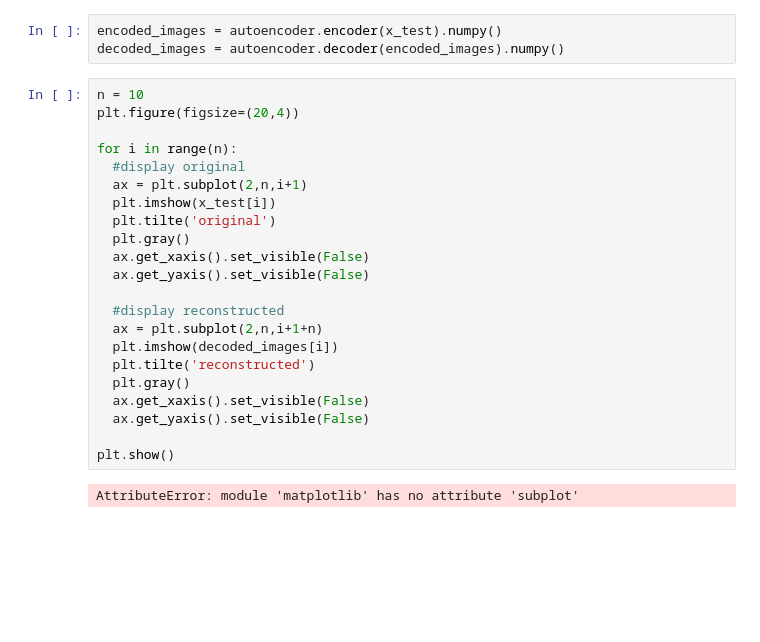
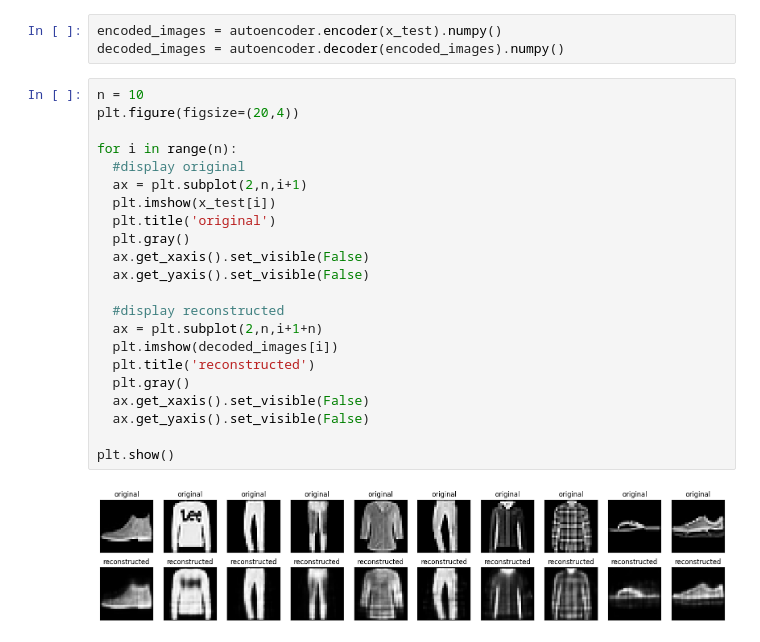
Before and after one commit to elikaaghaei/Rahnema_college, a Jupyter notebook: "ML notebooks"/Autoencoders.ipynb, the cells around one changed output. Cells and saved outputs as stored; diff of their text form; blank space fills up the shorter version.

```diff
--- a/"ML notebooks"/Autoencoders.ipynb
+++ b/"ML notebooks"/Autoencoders.ipynb
@@ -78,24 +78,24 @@ decoded_images = autoencoder.decoder(encoded_images).numpy()
 # %%
 n = 10
 plt.figure(figsize=(20,4))
 
 for i in range(n):
   #display original
   ax = plt.subplot(2,n,i+1)
   plt.imshow(x_test[i])
-  plt.tilte('original')
+  plt.title('original')
   plt.gray()
   ax.get_xaxis().set_visible(False)
   ax.get_yaxis().set_visible(False)
 
   #display reconstructed
   ax = plt.subplot(2,n,i+1+n)
   plt.imshow(decoded_images[i])
-  plt.tilte('reconstructed')
+  plt.title('reconstructed')
   plt.gray()
   ax.get_xaxis().set_visible(False)
   ax.get_yaxis().set_visible(False)
 
 plt.show()
 # %% [output]
-AttributeError: module 'matplotlib' has no attribute 'subplot'
+[figure, added]
```
Also changed, not shown: parts of 3 cells of this notebook.
